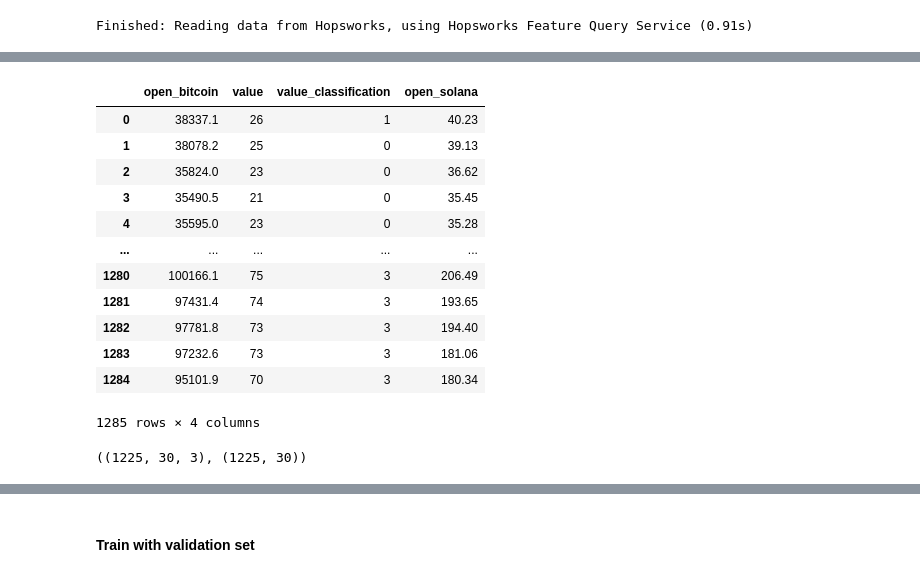
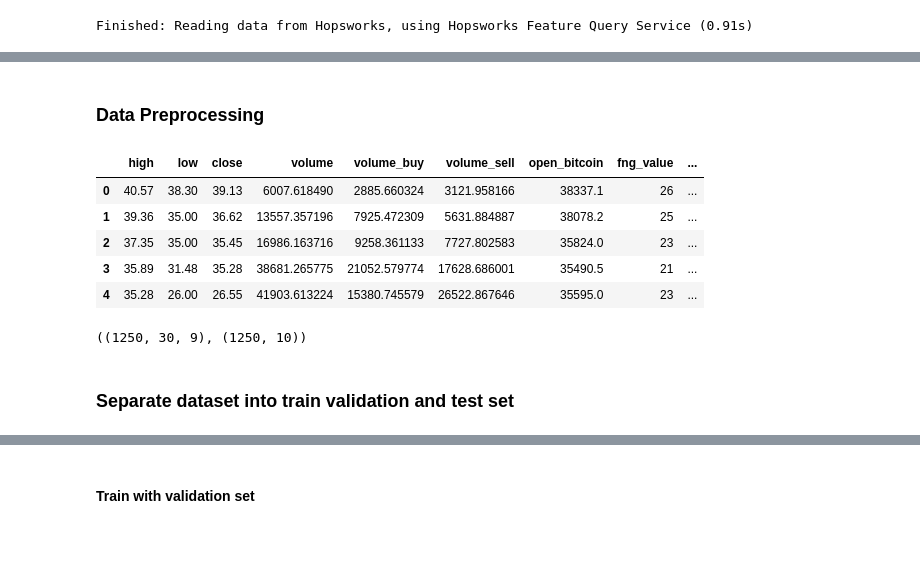
Before and after one commit to natassaf/ID2223-final-project, a Jupyter notebook: training_pipeline.ipynb, the cells around one changed output, grey strips where cells are left out. Drawn from its saved outputs; the diff is of its cells as text; code cells hidden in the pictures; blank space fills up the shorter version.

```diff
--- a/training_pipeline.ipynb
+++ b/training_pipeline.ipynb
@@ -134,28 +108,0 @@ all_data
-# %%
-if "timestamp" in all_data.columns:
-    all_data = all_data.drop(columns=['timestamp'])
-
-# Move 'open_solana' at the end
-columns = [col for col in all_data.columns if col != 'open_solana']
-columns.append('open_solana')
-all_data = all_data[columns]
-all_data_values = all_data.values
-
-
-# X = all_data.drop(columns=['open_solana'])  # All features except the target
-# y = all_data['open_solana']
-all_data
-# %% [output]
-|  | open_bitcoin | value | value_classification | open_solana |
-| 0 | 38337.1 | 26 | 1 | 40.23 |
-| 1 | 38078.2 | 25 | 0 | 39.13 |
-| 2 | 35824.0 | 23 | 0 | 36.62 |
-| 3 | 35490.5 | 21 | 0 | 35.45 |
-| 4 | 35595.0 | 23 | 0 | 35.28 |
-| ... | ... | ... | ... | ... |
-| 1280 | 100166.1 | 75 | 3 | 206.49 |
-| 1281 | 97431.4 | 74 | 3 | 193.65 |
-| 1282 | 97781.8 | 73 | 3 | 194.40 |
-| 1283 | 97232.6 | 73 | 3 | 181.06 |
-| 1284 | 95101.9 | 70 | 3 | 180.34 |
-1285 rows × 4 columns
@@ -190,5 +109,27 @@ def create_sequences(data, time_steps, num_predictions):
+# %% [markdown]
+### Data Preprocessing
+# %%
+# All data object will be used as features and thus we dont need timestamp
+if "timestamp" in all_data.columns:
+    all_data = all_data.drop(columns=['timestamp'])
+
+target_column = 'open_solana'
+all_data = utils.move_target_at_the_end(all_data, target_column)
+all_data_values = all_data.values
+
+all_data.head()
+# %% [output]
+|  | high | low | close | volume | volume_buy | volume_sell | open_bitcoin | fng_value | ... |
+| 0 | 40.57 | 38.30 | 39.13 | 6007.618490 | 2885.660324 | 3121.958166 | 38337.1 | 26 | ... |
+| 1 | 39.36 | 35.00 | 36.62 | 13557.357196 | 7925.472309 | 5631.884887 | 38078.2 | 25 | ... |
+| 2 | 37.35 | 35.00 | 35.45 | 16986.163716 | 9258.361133 | 7727.802583 | 35824.0 | 23 | ... |
+| 3 | 35.89 | 31.48 | 35.28 | 38681.265775 | 21052.579774 | 17628.686001 | 35490.5 | 21 | ... |
+| 4 | 35.28 | 26.00 | 26.55 | 41903.613224 | 15380.745579 | 26522.867646 | 35595.0 | 23 | ... |
 # %%
 time_steps = 30
-num_predictions = 30
-X, y = create_sequences(all_data_values, time_steps=time_steps, num_predictions=num_predictions)
+num_predictions = 10
+X, y = utils.create_sequences(all_data_values, time_steps=time_steps, num_predictions=num_predictions)
 # y_percentage_change = create_featured_label(all_data_values, time_steps=time_steps, num_predictions=num_predictions)
+X.shape, y.shape
+# %% [output]
+((1250, 30, 9), (1250, 10))
@@ -202,5 +136,3 @@ X, y = create_sequences(all_data_values, time_steps=time_steps, num_predictions=
-# %%
-X.shape, y.shape
-# %% [output]
-((1225, 30, 3), (1225, 30))
+# %% [markdown]
+### Separate dataset into train validation and test set
 # %%
```
Also changed, not shown: parts of 35 cells of this notebook, 4 other files.
